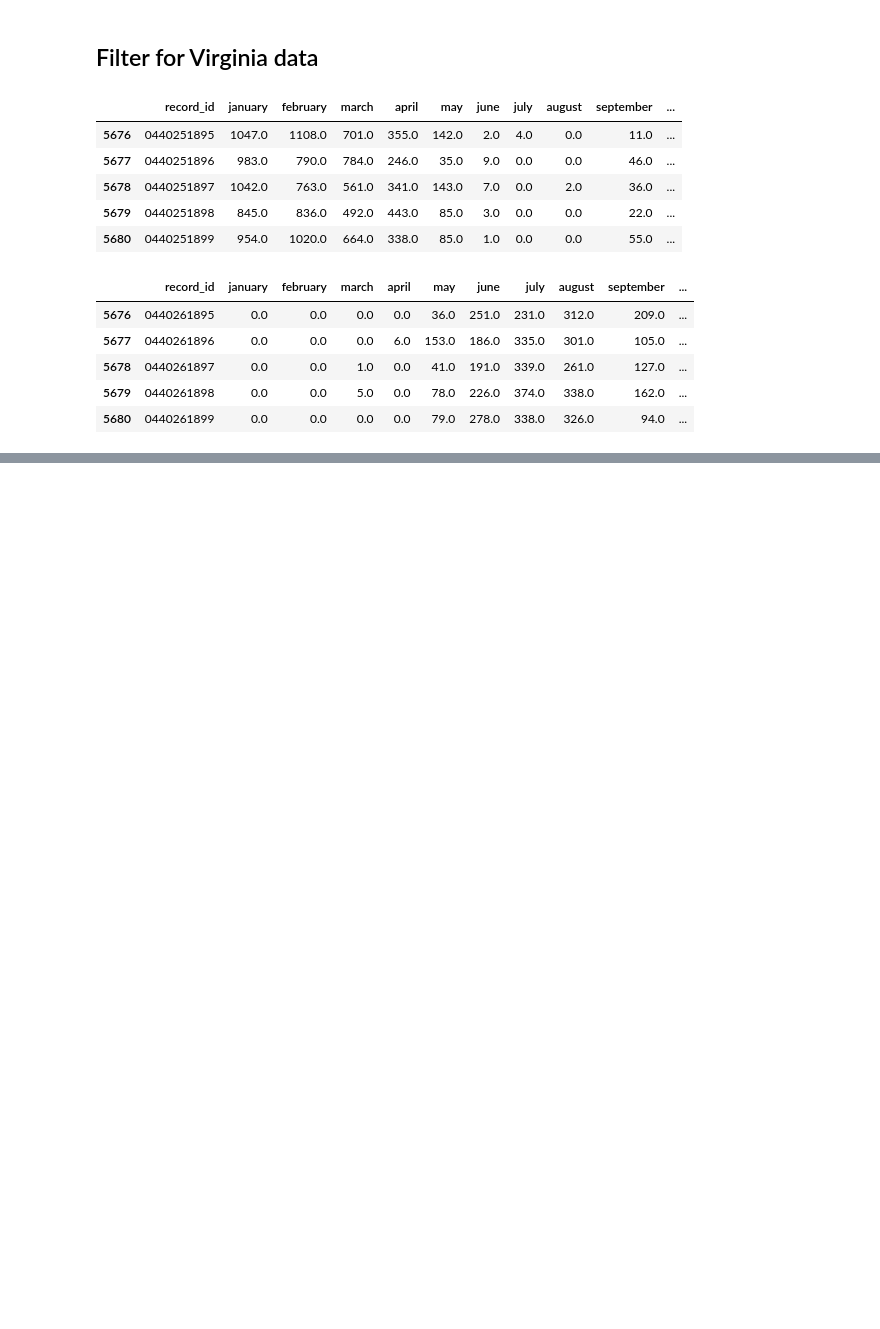
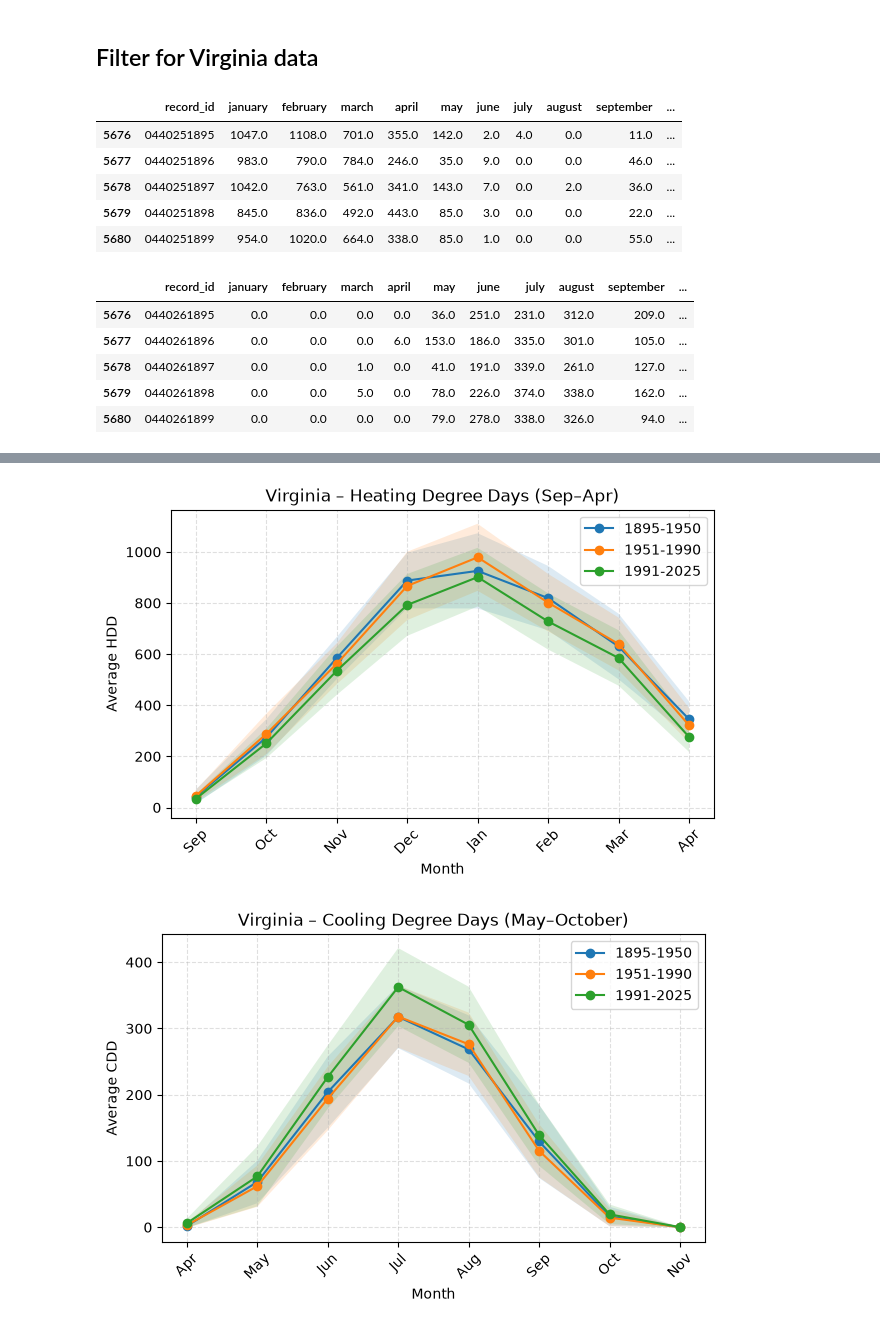
Before and after one commit to om-shhh/vcc-energy-assistance, a Jupyter notebook: analysis/analysis.ipynb, the cells around one changed output, grey strips where cells are left out. Cells and saved outputs as stored; diff of their text form; code cells hidden in the pictures; blank space fills up the shorter version.

```diff
--- a/analysis/analysis.ipynb
+++ b/analysis/analysis.ipynb
@@ -115,0 +239,42 @@ LIHEAP was established shortly after the 1970s oil crisis to primarily help resi
+# %%
+hdd_months = ["september", "october", "november", "december",
+              "january", "february", "march", "april"]
+
+hdd_sel = hdd_mean.loc[hdd_months]      # keep only these months, in this order
+
+x = range(len(hdd_months))
+plt.figure(figsize=(7, 4))
+for period in ["1895-1950", "1951-1990", "1991-2025"]:
+    m, s = hdd_sel["mean"][period], hdd_sel["std"][period]
+    plt.plot(x, m, marker="o", label=period)
+    plt.fill_between(x, m - s, m + s, alpha=0.15)
+plt.xticks(x, [name[:3].title() for name in hdd_sel.index], rotation=45)
+plt.xlabel("Month")
+plt.ylabel("Average HDD")
+plt.title("Virginia – Heating Degree Days (Sep–Apr)")
+plt.legend()
+plt.grid(True, linestyle="--", alpha=0.4)
+plt.show()
+
+
+
+cdd_months = ["april","may", "june", "july", "august", "september", "october","november"]
+
+cdd_sel = cdd_mean.loc[cdd_months]      # keep only these months, in this order
+
+x = range(len(cdd_months))
+plt.figure(figsize=(7, 4))
+for period in ["1895-1950", "1951-1990", "1991-2025"]:
+    m, s = cdd_sel["mean"][period], cdd_sel["std"][period]
+    plt.plot(x, m, marker="o", label=period)
+    plt.fill_between(x, m - s, m + s, alpha=0.15)
+plt.xticks(x, [name[:3].title() for name in cdd_sel.index], rotation=45)
+plt.xlabel("Month")
+plt.ylabel("Average CDD")
+plt.title("Virginia – Cooling Degree Days (May–October)")
+plt.legend()
+plt.grid(True, linestyle="--", alpha=0.4)
+plt.show()
+# %% [output]
+[figure, added]
+[figure, added]
```
Also changed, not shown: parts of 9 cells of this notebook, 2 other files.
